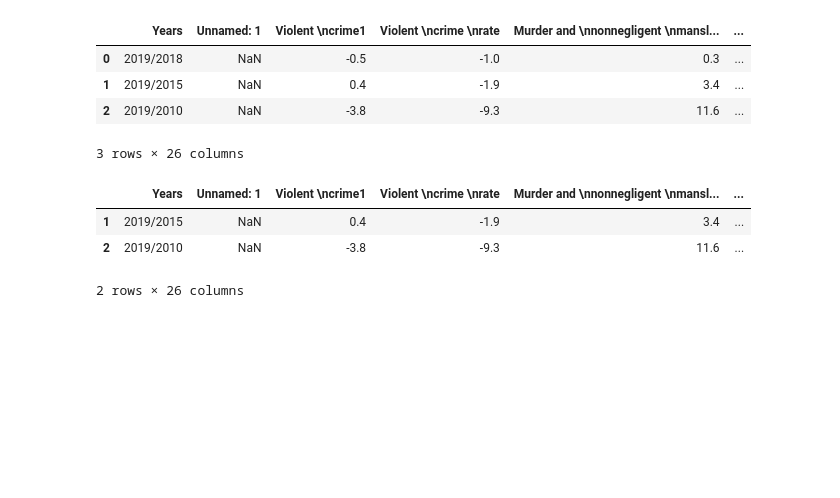
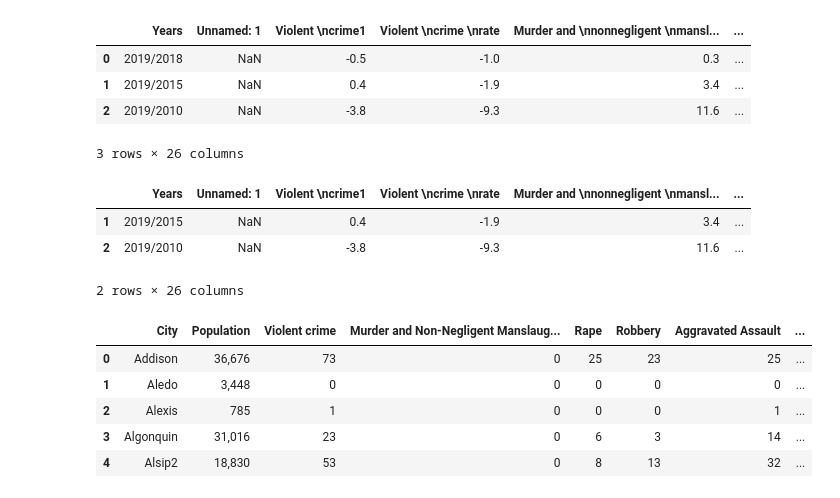
Before and after one commit to Expopanda/Project_1, a Jupyter notebook: shunjiaanalysis.ipynb, the cells around one changed output. Drawn from its saved outputs; the diff is of its cells as text; code cells hidden in the pictures; blank space fills up the shorter version.

```diff
--- a/shunjiaanalysis.ipynb
+++ b/shunjiaanalysis.ipynb
@@ -90,3 +88,51 @@ rows_to_drop_df
 | 1 | 2019/2015 | NaN | 0.4 | -1.9 | 3.4 | ... |
 | 2 | 2019/2010 | NaN | -3.8 | -9.3 | 11.6 | ... |
 2 rows × 26 columns
+# %%
+# import the state files
+file_1 = Path("../Project_1/Resources/FBI_2010_illinois_amended.csv")
+file_2 = Path("../Project_1/Resources/FBI_2011_illinois_amended.csv")
+file_3 = Path("../Project_1/Resources/FBI_2012_illinois_amended.csv")
+file_4 = Path("../Project_1/Resources/FBI_2013_illinois_amended.csv")
+file_5 = Path("../Project_1/Resources/FBI_2014_illinois_amended.csv")
+file_6 = Path("../Project_1/Resources/FBI_2015_illinois_amended.csv")
+file_7 = Path("../Project_1/Resources/FBI_2016_illinois_amended.csv")
+file_8 = Path("../Project_1/Resources/FBI_2017_illinois_amended.csv")
+file_9 = Path("../Project_1/Resources/FBI_2018_illinois_amended.csv")
+file_10 = Path("../Project_1/Resources/FBI_2019_illinois_amended.csv")
+
+# Read the CSV files into a DataFrame
+data_file_1 = pd.read_csv(file_1)
+data_file_2 = pd.read_csv(file_2)
+data_file_3 = pd.read_csv(file_3)
+data_file_4 = pd.read_csv(file_4)
+data_file_5 = pd.read_csv(file_5)
+data_file_6 = pd.read_csv(file_6)
+data_file_7 = pd.read_csv(file_7)
+data_file_8 = pd.read_csv(file_8)
+data_file_9 = pd.read_csv(file_9)
+data_file_10 = pd.read_csv(file_10)
+
+# Remove noisy columns
+columns =['City','Population','Violent crime',	'Murder and Non-Negligent Manslaughter', 'Rape', 'Robbery',	'Aggravated Assault',
+         'Property Crime',	'Burglary',	'Larceny-theft', 'Motor vehicle theft',	'Arson']
+data_file_1 =data_file_1[columns]
+data_file_2 =data_file_2[columns]
+data_file_3 =data_file_3[columns]
+data_file_4 =data_file_4[columns]
+data_file_5 =data_file_5[columns]
+data_file_6 =data_file_6[columns]
+data_file_7 =data_file_7[columns]
+data_file_8 =data_file_8[columns]
+data_file_9 =data_file_9[columns]
+data_file_10 =data_file_10[columns]
+
+# Print the resulting DataFrame
+data_file_10.head()
+# %% [output]
+|  | City | Population | Violent crime | Murder and Non-Negligent Manslaug... | Rape | Robbery | Aggravated Assault | ... |
+| 0 | Addison | 36,676 | 73 | 0 | 25 | 23 | 25 | ... |
+| 1 | Aledo | 3,448 | 0 | 0 | 0 | 0 | 0 | ... |
+| 2 | Alexis | 785 | 1 | 0 | 0 | 0 | 1 | ... |
+| 3 | Algonquin | 31,016 | 23 | 0 | 6 | 3 | 14 | ... |
+| 4 | Alsip2 | 18,830 | 53 | 0 | 8 | 13 | 32 | ... |
```
Also changed, not shown: parts of 13 cells of this notebook, 23 other files.
